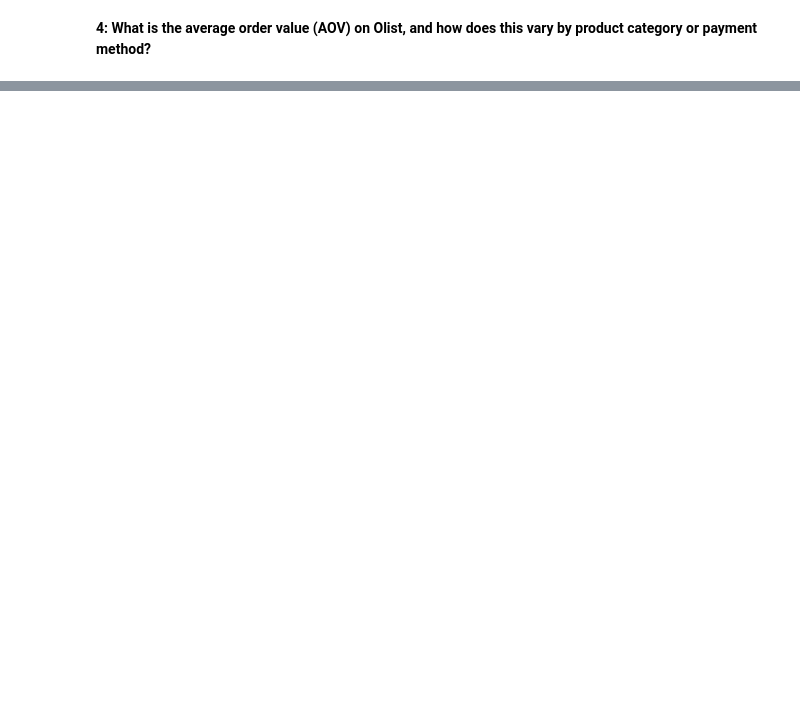
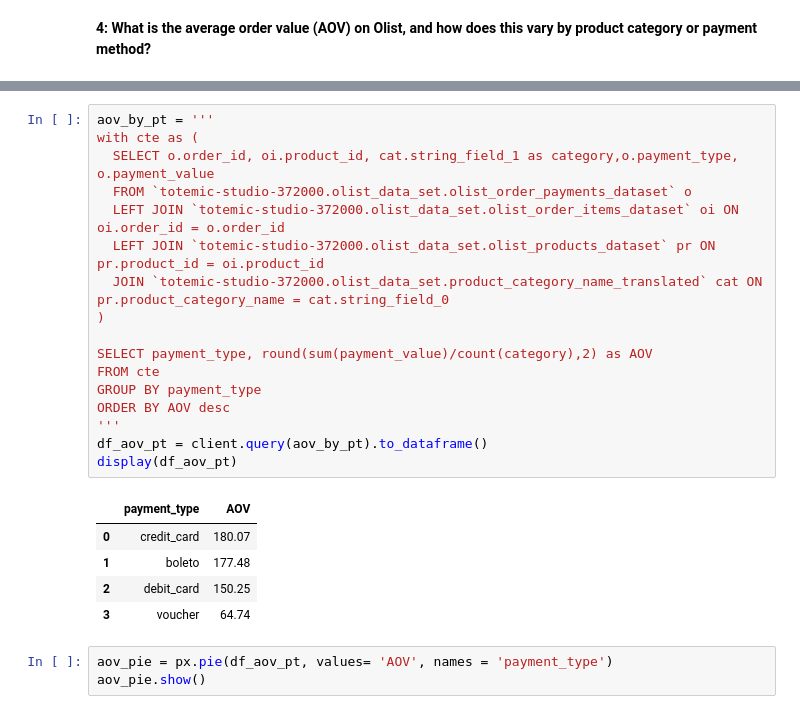
Before and after one commit to Battlepenny2122/Brazil, a Jupyter notebook: sql_queries.ipynb, the cells around one changed output, grey strips where cells are left out. Drawn from its saved outputs; the diff is of its cells as text; blank space fills up the shorter version.

```diff
--- a/sql_queries.ipynb
+++ b/sql_queries.ipynb
@@ -141,0 +280,26 @@ I note that there is a clear outlier in the data, with no revenue between Oct 20
+# %%
+aov_by_pt = '''
+with cte as (
+  SELECT o.order_id, oi.product_id, cat.string_field_1 as category,o.payment_type, o.payment_value
+  FROM `totemic-studio-372000.olist_data_set.olist_order_payments_dataset` o
+  LEFT JOIN `totemic-studio-372000.olist_data_set.olist_order_items_dataset` oi ON oi.order_id = o.order_id
+  LEFT JOIN `totemic-studio-372000.olist_data_set.olist_products_dataset` pr ON pr.product_id = oi.product_id
+  JOIN `totemic-studio-372000.olist_data_set.product_category_name_translated` cat ON pr.product_category_name = cat.string_field_0
+)
+
+SELECT payment_type, round(sum(payment_value)/count(category),2) as AOV
+FROM cte
+GROUP BY payment_type
+ORDER BY AOV desc
+'''
+df_aov_pt = client.query(aov_by_pt).to_dataframe()
+display(df_aov_pt)
+# %% [output]
+|  | payment_type | AOV |
+| 0 | credit_card | 180.07 |
+| 1 | boleto | 177.48 |
+| 2 | debit_card | 150.25 |
+| 3 | voucher | 64.74 |
+# %%
+aov_pie = px.pie(df_aov_pt, values= 'AOV', names = 'payment_type')
+aov_pie.show()
```
Also changed, not shown: parts of 11 cells of this notebook.
